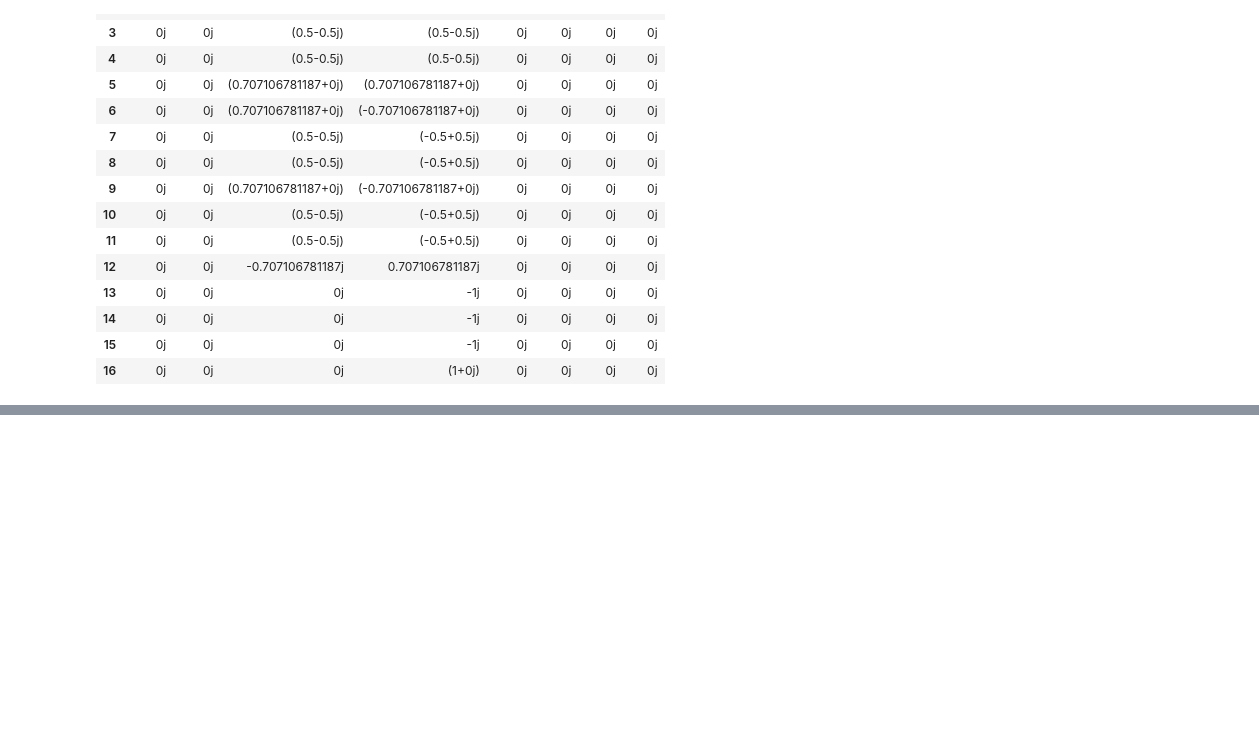
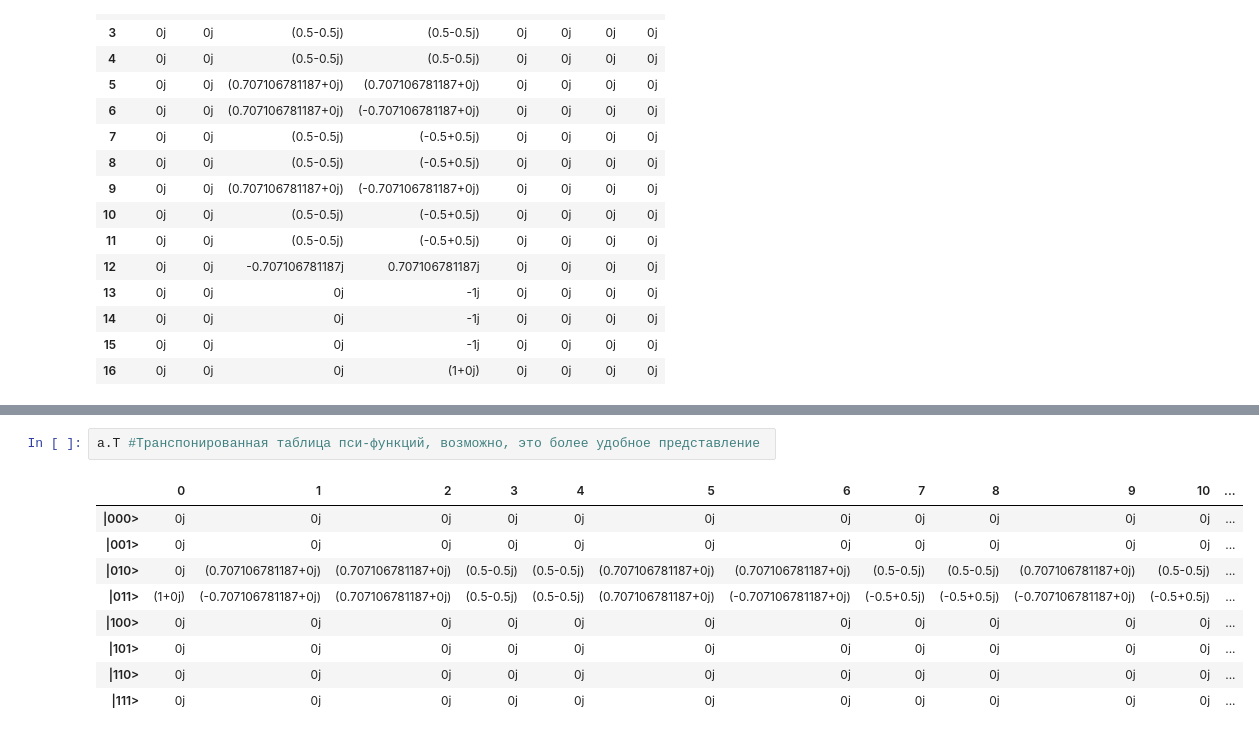
Before and after one commit to feshch/MIPT-Introduction-to-quantum-algorithms, a Jupyter notebook: Task 1/Task1.ipynb, the cells around one changed output, grey strips where cells are left out. Saved outputs shown, nothing was run; the diff lists cells and outputs as text; blank space fills up the shorter version.

```diff
--- a/Task 1/Task1.ipynb
+++ b/Task 1/Task1.ipynb
@@ -132,0 +137,12 @@ a
+# %%
+a.T #Транспонированная таблица пси-функций, возможно, это более удобное представление
+# %% [output]
+|  | 0 | 1 | 2 | 3 | 4 | 5 | 6 | 7 | 8 | 9 | 10 | ... |
+| |000> | 0j | 0j | 0j | 0j | 0j | 0j | 0j | 0j | 0j | 0j | 0j | ... |
+| |001> | 0j | 0j | 0j | 0j | 0j | 0j | 0j | 0j | 0j | 0j | 0j | ... |
+| |010> | 0j | (0.707106781187+0j) | (0.707106781187+0j) | (0.5-0.5j) | (0.5-0.5j) | (0.707106781187+0j) | (0.707106781187+0j) | (0.5-0.5j) | (0.5-0.5j) | (0.707106781187+0j) | (0.5-0.5j) | ... |
+| |011> | (1+0j) | (-0.707106781187+0j) | (0.707106781187+0j) | (0.5-0.5j) | (0.5-0.5j) | (0.707106781187+0j) | (-0.707106781187+0j) | (-0.5+0.5j) | (-0.5+0.5j) | (-0.707106781187+0j) | (-0.5+0.5j) | ... |
+| |100> | 0j | 0j | 0j | 0j | 0j | 0j | 0j | 0j | 0j | 0j | 0j | ... |
+| |101> | 0j | 0j | 0j | 0j | 0j | 0j | 0j | 0j | 0j | 0j | 0j | ... |
+| |110> | 0j | 0j | 0j | 0j | 0j | 0j | 0j | 0j | 0j | 0j | 0j | ... |
+| |111> | 0j | 0j | 0j | 0j | 0j | 0j | 0j | 0j | 0j | 0j | 0j | ... |
```
Also changed, not shown: parts of 1 cell of this notebook.
